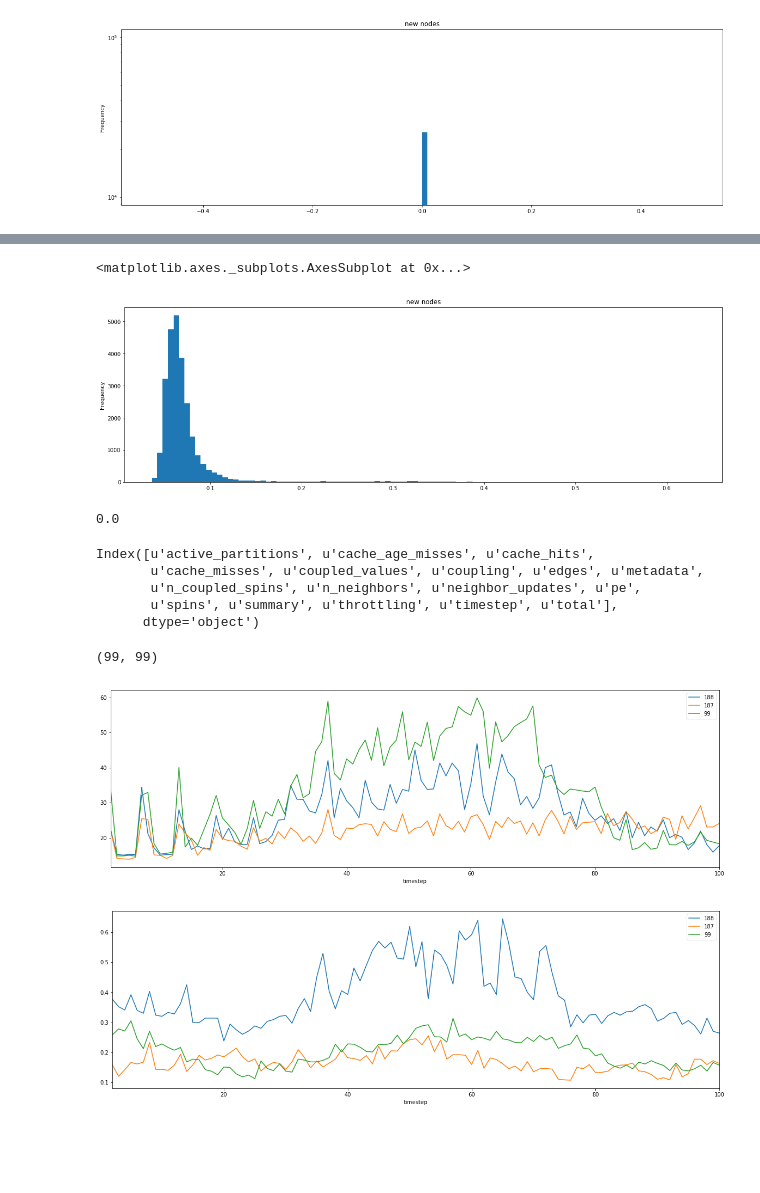
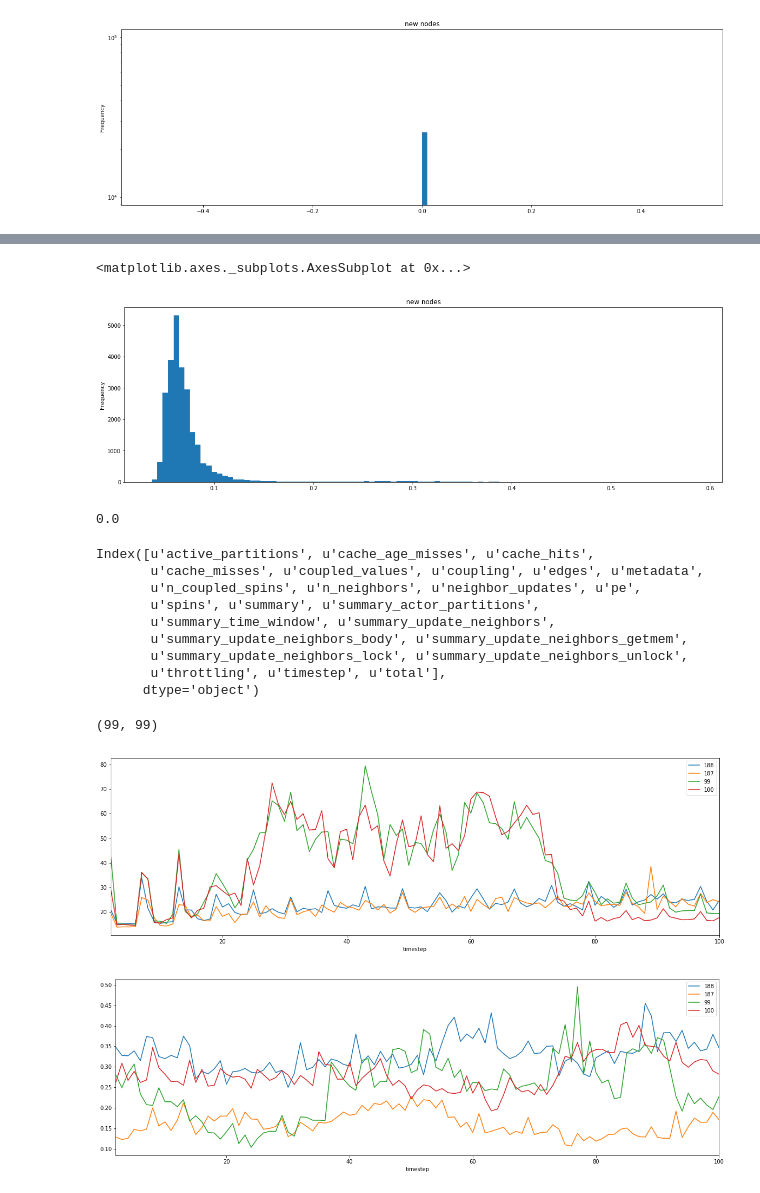
Before and after one commit to agrippa/hoover, a Jupyter notebook: data/analyze-hoover-logs.ipynb, the cells around one changed output, grey strips where cells are left out. Cells and saved outputs as stored; diff of their text form; code cells hidden in the pictures; blank space fills up the shorter version.

```diff
--- a/data/analyze-hoover-logs.ipynb
+++ b/data/analyze-hoover-logs.ipynb
@@ -9,7 +9,7 @@ import matplotlib
 # Example of coupled execution
 # log_files = {'new': 'slurm-4240.out'}
 # Example of completed uncoupled
-log_files = {'new': 'slurm-4241.out'}
+log_files = {'new': 'slurm-4456.out'}
 # log_files = {'new': 'slurm-4236.out'}
 # log_files = {1: 'slurm-3600.out', 4: 'slurm-3601.out', 16: 'slurm-3602.out', 'rwlock': 'slurm-4235.out'}
 # %%
@@ -47,7 +47,21 @@ log_files = {'new': 'slurm-4241.out'}
             index += 6
 
             summary = float(tokens[index])
-            index += 12
+            index += 2
+            summary_actor_partitions = float(tokens[index][1:])
+            index += 1
+            summary_time_window = float(tokens[index])
+            index += 1
+            summary_update_neighbors = float(tokens[index])
+            index += 2
+            summary_update_neighbors_lock = float(tokens[index])
+            index += 1
+            summary_update_neighbors_getmem = float(tokens[index])
+            index += 1
+            summary_update_neighbors_unlock = float(tokens[index])
+            index += 1
+            summary_update_neighbors_body = float(tokens[index][:len(tokens[index]) - 1])
+            index += 3
 
             edges = float(tokens[index])
             index += 7
@@ -97,6 +111,13 @@ log_files = {'new': 'slurm-4241.out'}
                                  'total': total,
                                  'metadata': metadata,
                                  'summary': summary,
+                                 'summary_actor_partitions': summary_actor_partitions,
+                                 'summary_time_window': summary_time_window,
+                                 'summary_update_neighbors': summary_update_neighbors,
+                                 'summary_update_neighbors_lock': summary_update_neighbors_lock,
+                                 'summary_update_neighbors_getmem': summary_update_neighbors_getmem,
+                                 'summary_update_neighbors_unlock': summary_update_neighbors_unlock,
+                                 'summary_update_neighbors_body': summary_update_neighbors_body,
                                  'edges': edges,
                                  'neighbor_updates': neighbor_updates,
                                  'coupling': coupling,
@@ -196,7 +217,7 @@ dfs['new']['neighbor_updates'].plot(kind = 'hist', bins = 100, ax = ax,
                             title = str(nnodes) + ' nodes')
 # %% [output]
 <matplotlib.axes._subplots.AxesSubplot at 0x...>
-[figure, old version]
+[figure, new version]
 # %%
 dfs['new']['coupling'].min()
 # %% [output]
@@ -214,13 +235,18 @@ pe_188 = df[df['pe'].isin([188])].sort_values(by = 'timestep')
 pe_187 = df[df['pe'].isin([187])].sort_values(by = 'timestep')
 pe_223 = df[df['pe'].isin([223])].sort_values(by = 'timestep')
 pe_99 = df[df['pe'].isin([99])].sort_values(by = 'timestep')
+pe_100 = df[df['pe'].isin([100])].sort_values(by = 'timestep')
 # %%
 pe_188.columns
 # %% [output]
 Index([u'active_partitions', u'cache_age_misses', u'cache_hits',
        u'cache_misses', u'coupled_values', u'coupling', u'edges', u'metadata',
        u'n_coupled_spins', u'n_neighbors', u'neighbor_updates', u'pe',
-       u'spins', u'summary', u'throttling', u'timestep', u'total'],
+       u'spins', u'summary', u'summary_actor_partitions',
+       u'summary_time_window', u'summary_update_neighbors',
+       u'summary_update_neighbors_body', u'summary_update_neighbors_getmem',
+       u'summary_update_neighbors_lock', u'summary_update_neighbors_unlock',
+       u'throttling', u'timestep', u'total'],
       dtype='object')
 # %%
 len(pe_188), len(pe_187)
@@ -229,22 +255,24 @@ len(pe_188), len(pe_187)
 # %%
 def plot_for_metric(metric):
     # to_plot = ['188', '223', '99']
-    to_plot = ['188', '187', '99']
+    to_plot = ['188', '187', '99', '100']
     len_shortest_df = len(pe_187)
 
     pd.DataFrame({'timestep': pe_188['timestep'].values[:len_shortest_df],
            '188': pe_188[metric].values[:len_shortest_df],
            '187': pe_187[metric].values[:len_shortest_df],
            '223': pe_223[metric].values[:len_shortest_df],
-           '99': pe_99[metric].values[:len_shortest_df]}).plot(kind = 'line', x = 'timestep', y = to_plot, figsize = (20.0, 6.0))
+           '99': pe_99[metric].values[:len_shortest_df],
+           '100': pe_100[metric].values[:len_shortest_df]}).plot(kind = 'line',
+                                                                 x = 'timestep', y = to_plot, figsize = (20.0, 6.0))
 
 plot_for_metric('total')
 # %% [output]
-[figure, old version]
+[figure, new version]
 # %%
 plot_for_metric('metadata')
 # %% [output]
-[figure, old version]
+[figure, new version]
 # %%
 # 'coupled_values', 'coupling', 'edges', 'neighbor_updates', 'summary', 'throttling'
 plot_for_metric('coupled_values')
```
Also changed, not shown: parts of 21 cells of this notebook.
